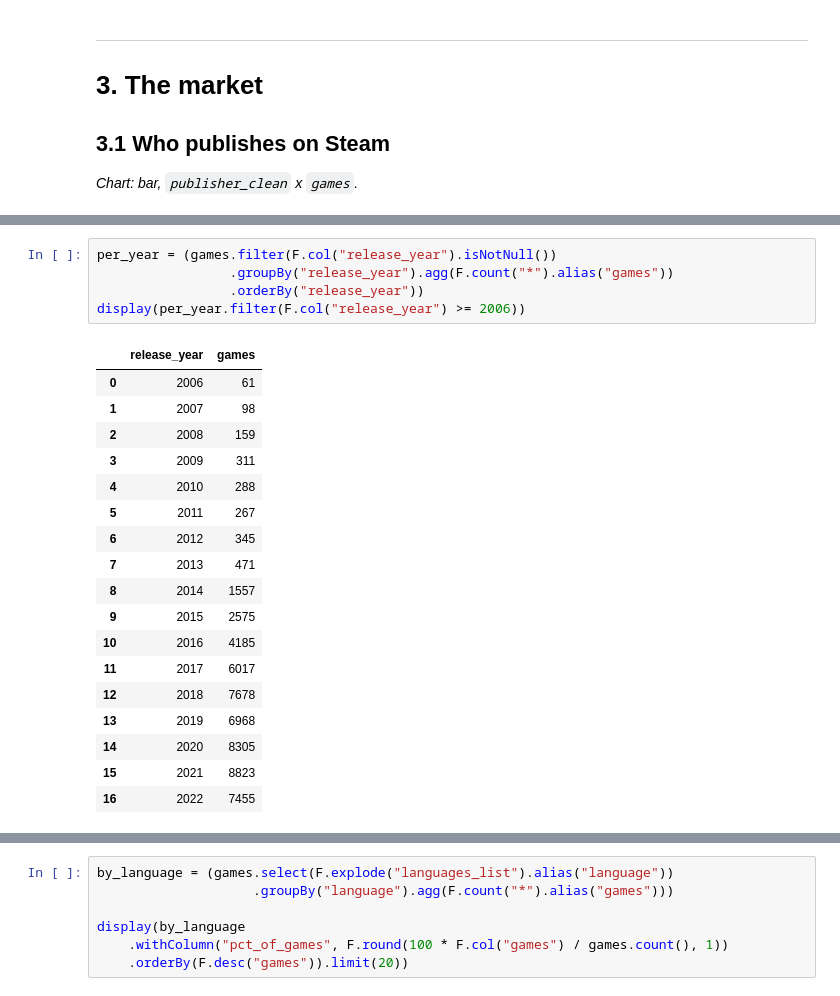
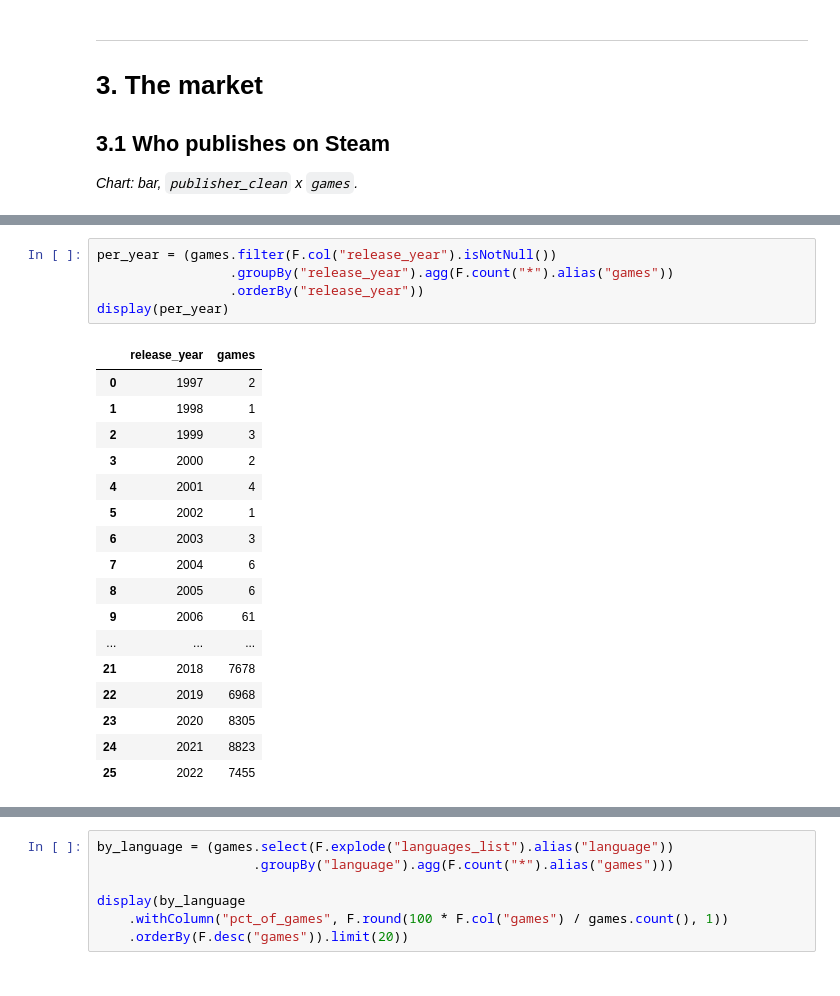
Before and after one commit to paezxavi/jedha_steam_project, a Jupyter notebook: steam_project.ipynb, the cells around one changed output, grey strips where cells are left out. Cells and saved outputs as stored; diff of their text form.

```diff
--- a/steam_project.ipynb
+++ b/steam_project.ipynb
@@ -654,25 +587,24 @@ table identifies is the set of names, not their sequence.
 # %%
 per_year = (games.filter(F.col("release_year").isNotNull())
                  .groupBy("release_year").agg(F.count("*").alias("games"))
                  .orderBy("release_year"))
-display(per_year.filter(F.col("release_year") >= 2006))
+display(per_year)
 # %% [output]
 |  | release_year | games |
-| 0 | 2006 | 61 |
-| 1 | 2007 | 98 |
-| 2 | 2008 | 159 |
-| 3 | 2009 | 311 |
-| 4 | 2010 | 288 |
-| 5 | 2011 | 267 |
-| 6 | 2012 | 345 |
-| 7 | 2013 | 471 |
-| 8 | 2014 | 1557 |
-| 9 | 2015 | 2575 |
-| 10 | 2016 | 4185 |
-| 11 | 2017 | 6017 |
-| 12 | 2018 | 7678 |
-| 13 | 2019 | 6968 |
-| 14 | 2020 | 8305 |
-| 15 | 2021 | 8823 |
-| 16 | 2022 | 7455 |
+| 0 | 1997 | 2 |
+| 1 | 1998 | 1 |
+| 2 | 1999 | 3 |
+| 3 | 2000 | 2 |
+| 4 | 2001 | 4 |
+| 5 | 2002 | 1 |
+| 6 | 2003 | 3 |
+| 7 | 2004 | 6 |
+| 8 | 2005 | 6 |
+| 9 | 2006 | 61 |
+| ... | ... | ... |
+| 21 | 2018 | 7678 |
+| 22 | 2019 | 6968 |
+| 23 | 2020 | 8305 |
+| 24 | 2021 | 8823 |
+| 25 | 2022 | 7455 |
 # %% [markdown]
```
Also changed, not shown: parts of 24 cells of this notebook, 3 other files.
